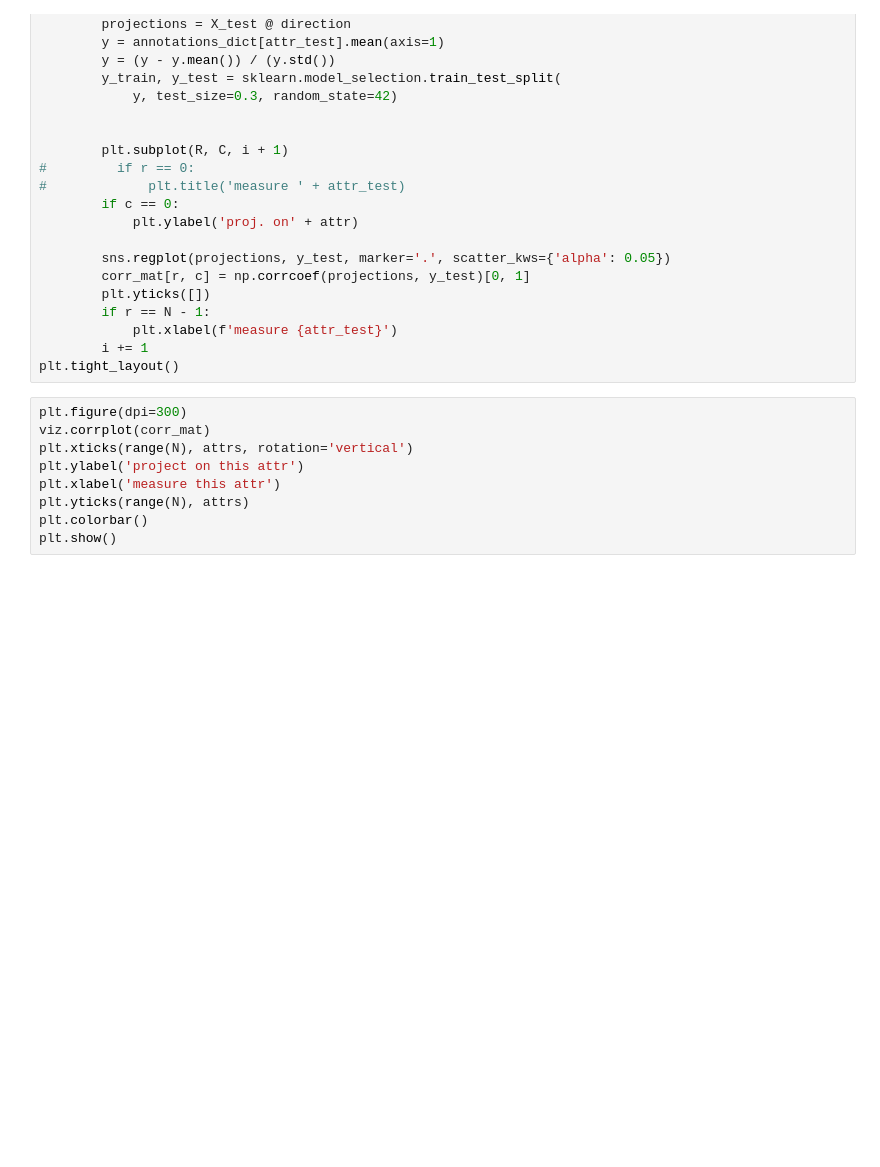
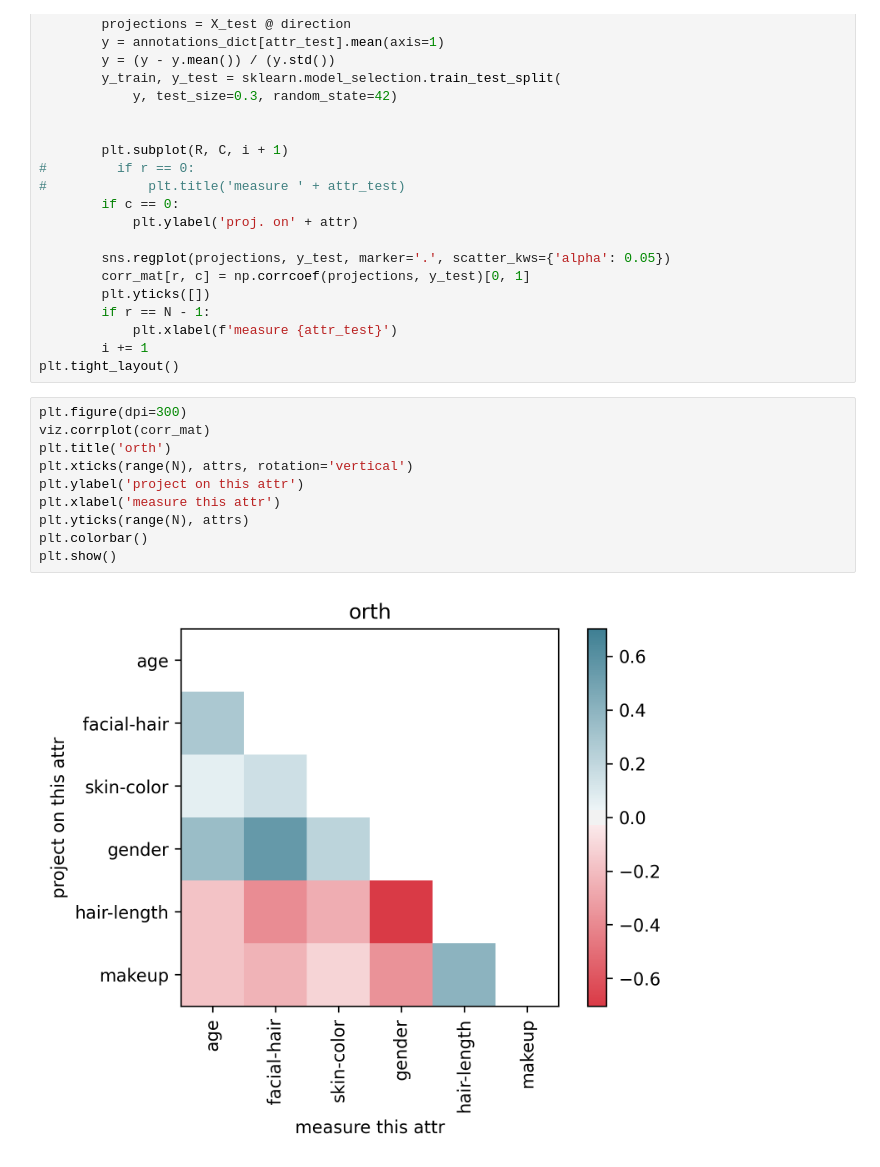
Before and after one commit to csinva/matching-with-gans, a Jupyter notebook: src/04_refit_linear_orthogonal.ipynb, the cells around one changed output. Cells and saved outputs as stored; diff of their text form; blank space fills up the shorter version.

```diff
--- a/src/04_refit_linear_orthogonal.ipynb
+++ b/src/04_refit_linear_orthogonal.ipynb
@@ -151,9 +146,12 @@ plt.tight_layout()
 # %%
 plt.figure(dpi=300)
 viz.corrplot(corr_mat)
+plt.title('orth')
 plt.xticks(range(N), attrs, rotation='vertical')
 plt.ylabel('project on this attr')
 plt.xlabel('measure this attr')
 plt.yticks(range(N), attrs)
 plt.colorbar()
 plt.show()
+# %% [output]
+[figure, added]
```
Also changed, not shown: parts of 2 cells of this notebook, 2 other files.
